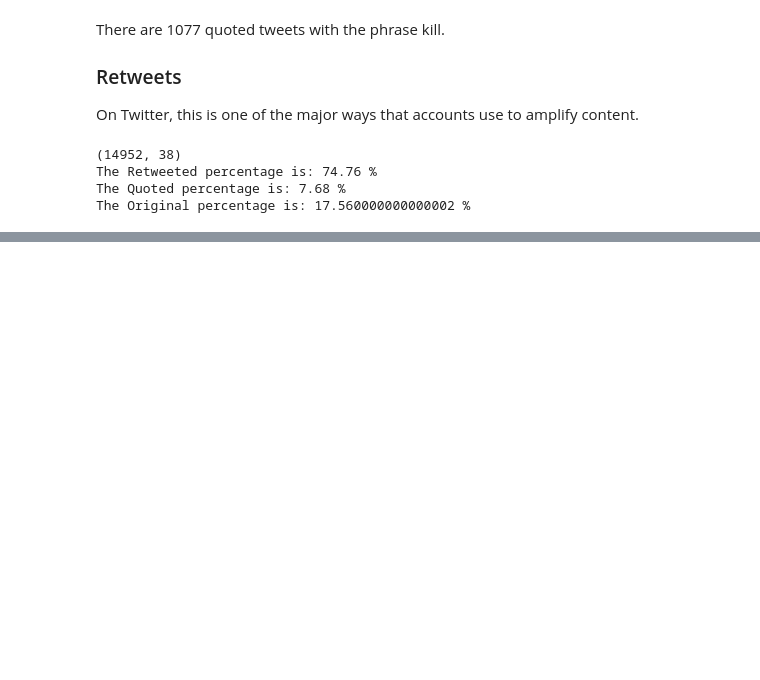
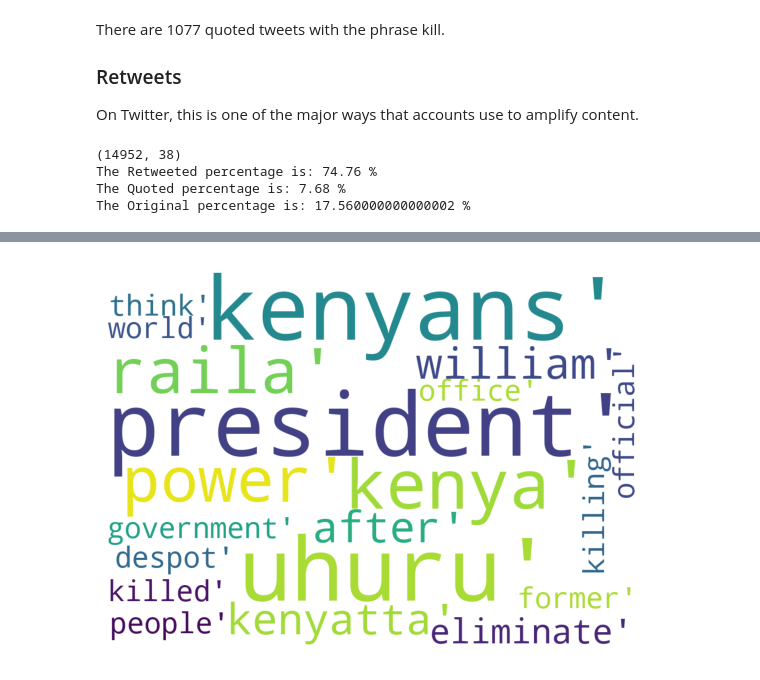
Before and after one commit to gmusebe/denaco-analytics, a Jupyter notebook: Python/hatespeech_analysis.ipynb, the cells around one changed output, grey strips where cells are left out. Cells and saved outputs as stored; diff of their text form; code cells hidden in the pictures; blank space fills up the shorter version.

```diff
--- a/Python/hatespeech_analysis.ipynb
+++ b/Python/hatespeech_analysis.ipynb
@@ -216,0 +201,7 @@ ModuleNotFoundError: No module named 'sentence_transformers'
+# %%
+Tweet_Texts_Cleaned = final_text_tweet.lower()
+Tweet_Texts_Cleaned=re.sub(r'@\w+', ' ', Tweet_Texts_Cleaned)
+Tweet_Texts_Cleaned=re.sub(r'http\S+', ' ', Tweet_Texts_Cleaned)
+Tweet_Texts_Cleaned = re.sub(r'[^a-z A-Z]', ' ',Tweet_Texts_Cleaned)
+Tweet_Texts_Cleaned= re.sub(r'\b\w{1,4}\b', '', Tweet_Texts_Cleaned)
+Tweet_Texts_Cleaned= re.sub(r' +', ' ', Tweet_Texts_Cleaned)
@@ -216,0 +210,9 @@ ModuleNotFoundError: No module named 'sentence_transformers'
+# %%
+split_it = Tweet_Texts_Cleaned.split()
+resulting_count = Counter(split_it)
+
+# most_common() produces k frequently encountered
+# input values and their respective counts.
+most_occur = resulting_count.most_common(20)
+
+most_occur
@@ -216,0 +240,24 @@ ModuleNotFoundError: No module named 'sentence_transformers'
+# %%
+most_occur = [tup[0] for tup in most_occur]
+most_occur = str(most_occur)
+# %%
+# Creating the custom stopwords
+customStopwords=list(STOPWORDS)
+
+wordcloudimage = WordCloud(
+                          max_words=100,
+                          max_font_size=500,
+                          font_step=2,
+                          stopwords=customStopwords,
+                          background_color='white',
+                          width=1000,
+                          height=720
+                          ).generate(most_occur)
+# %%
+plt.figure(figsize=(15,5))
+plt.axis("off")
+plt.imshow(wordcloudimage)
+wordcloudimage
+plt.show()
+# %% [output]
+[figure, added]
```
Also changed, not shown: parts of 25 cells of this notebook, 2 other files.
